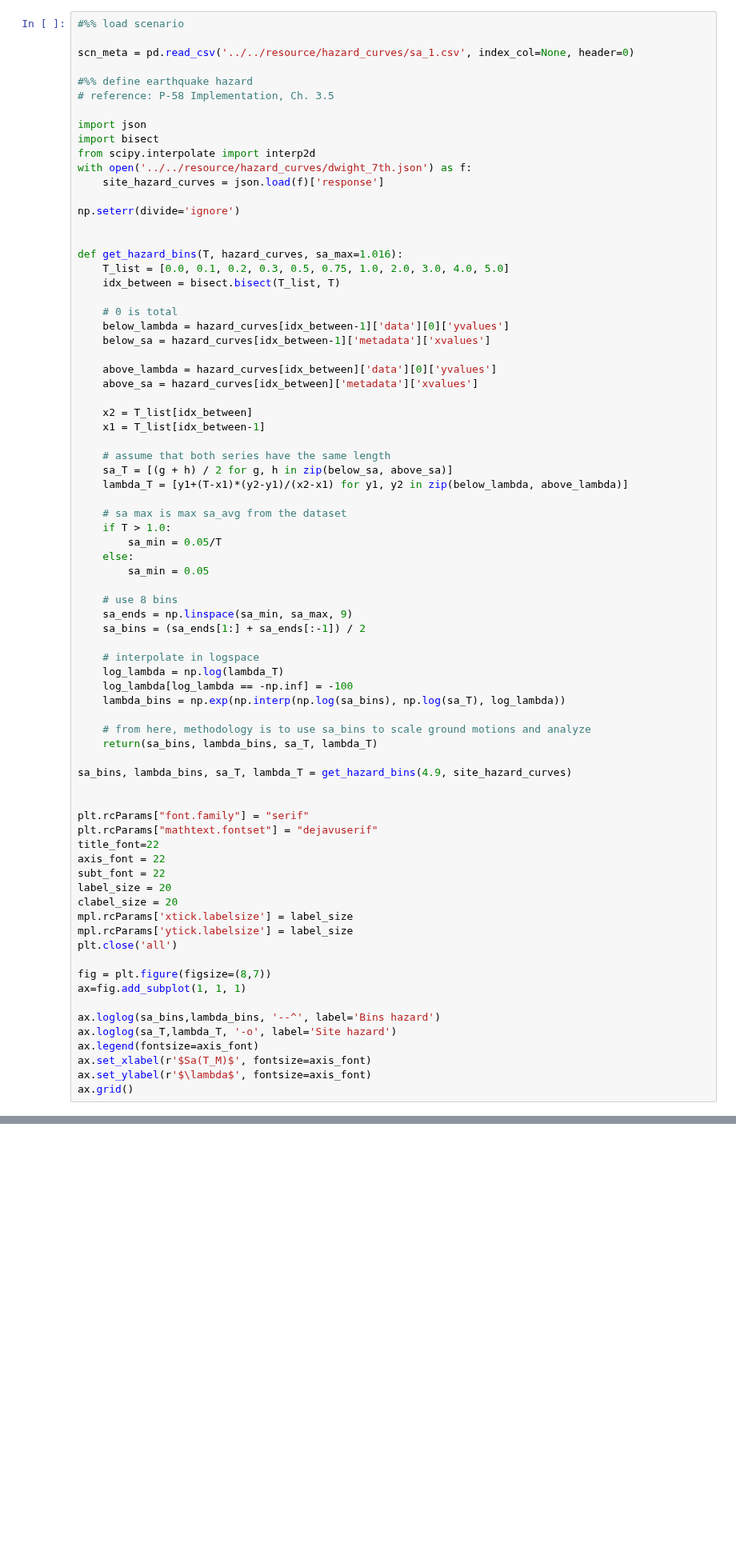
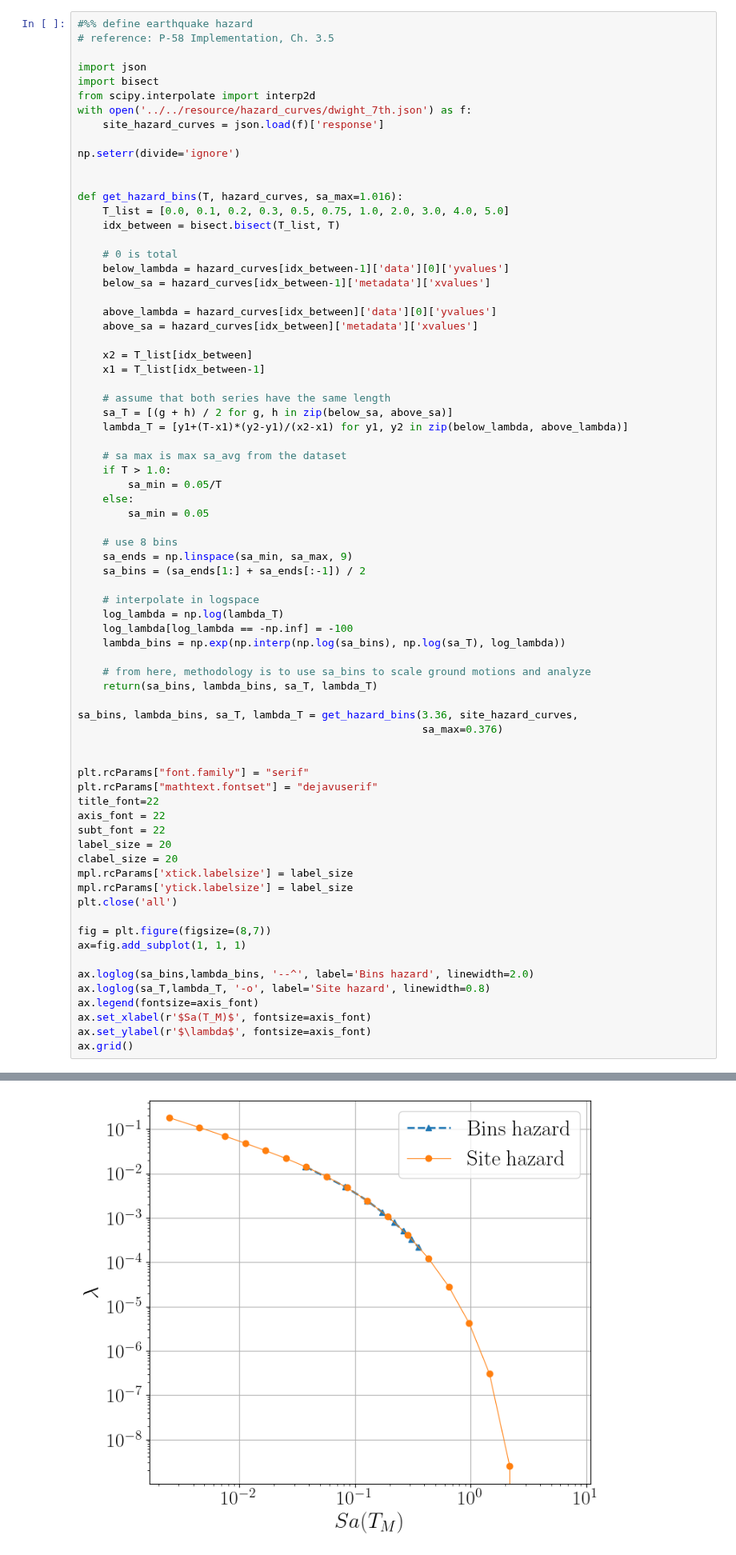
Before and after one commit to hgp297/isol-sys-database, a Jupyter notebook: src/analyses/time_anly.ipynb, the cells around one changed output, grey strips where cells are left out. Shown at 80% size. Drawn from its saved outputs; the diff is of its cells as text; blank space fills up the shorter version.

```diff
--- a/src/analyses/time_anly.ipynb
+++ b/src/analyses/time_anly.ipynb
@@ -768,10 +200,6 @@ GPR training for replacement done for 8 models in 4.224 s
 # %% [markdown]
 Load hazard scenario
 # %%
-#%% load scenario
-
-scn_meta = pd.read_csv('../../resource/hazard_curves/sa_1.csv', index_col=None, header=0)
-
 #%% define earthquake hazard
 # reference: P-58 Implementation, Ch. 3.5
 
@@ -820,7 +248,8 @@ def get_hazard_bins(T, hazard_curves, sa_max=1.016):
     # from here, methodology is to use sa_bins to scale ground motions and analyze
     return(sa_bins, lambda_bins, sa_T, lambda_T)
 
-sa_bins, lambda_bins, sa_T, lambda_T = get_hazard_bins(4.9, site_hazard_curves)
+sa_bins, lambda_bins, sa_T, lambda_T = get_hazard_bins(3.36, site_hazard_curves,
+                                                       sa_max=0.376)
 
 
 plt.rcParams["font.family"] = "serif"
@@ -837,8 +266,8 @@ plt.close('all')
 fig = plt.figure(figsize=(8,7))
 ax=fig.add_subplot(1, 1, 1)
 
-ax.loglog(sa_bins,lambda_bins, '--^', label='Bins hazard')
-ax.loglog(sa_T,lambda_T, '-o', label='Site hazard')
+ax.loglog(sa_bins,lambda_bins, '--^', label='Bins hazard', linewidth=2.0)
+ax.loglog(sa_T,lambda_T, '-o', label='Site hazard', linewidth=0.8)
 ax.legend(fontsize=axis_font)
 ax.set_xlabel(r'$Sa(T_M)$', fontsize=axis_font)
 ax.set_ylabel(r'$\lambda$', fontsize=axis_font)
@@ -857,3 +276,4 @@ Here is the full report generated by latex:
+[figure, added]
 # %% [markdown]
 Scatterhist plotting
 # %%
```
Also changed, not shown: parts of 26 cells of this notebook, 2 other files.
